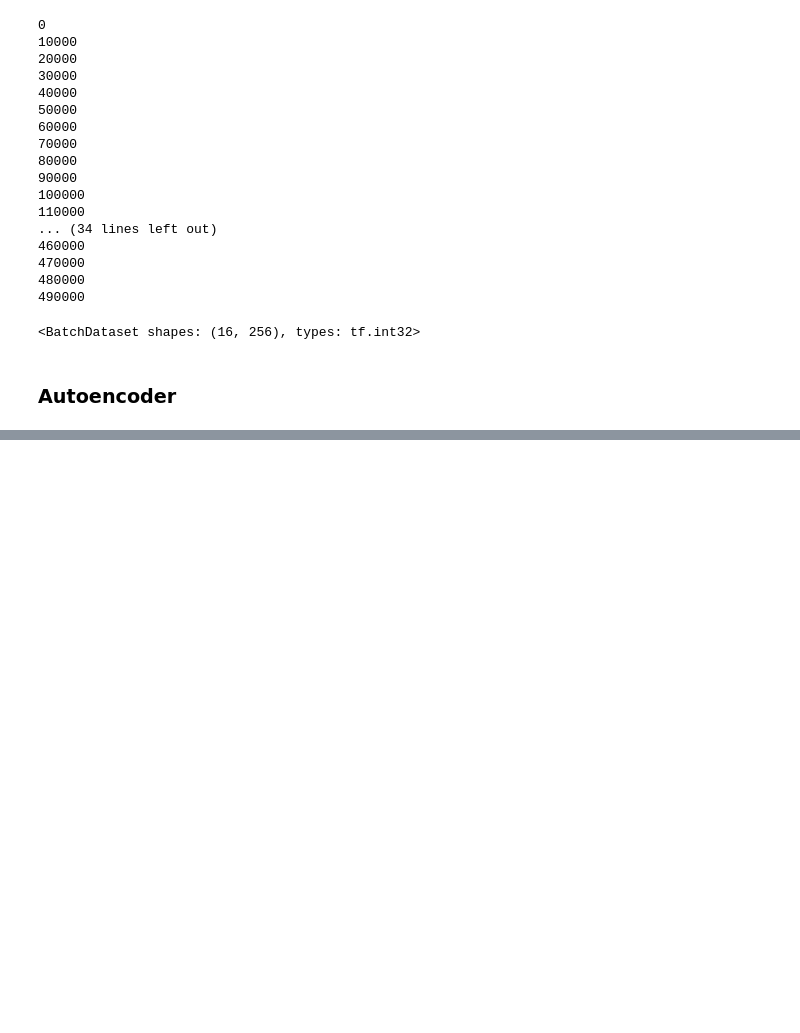
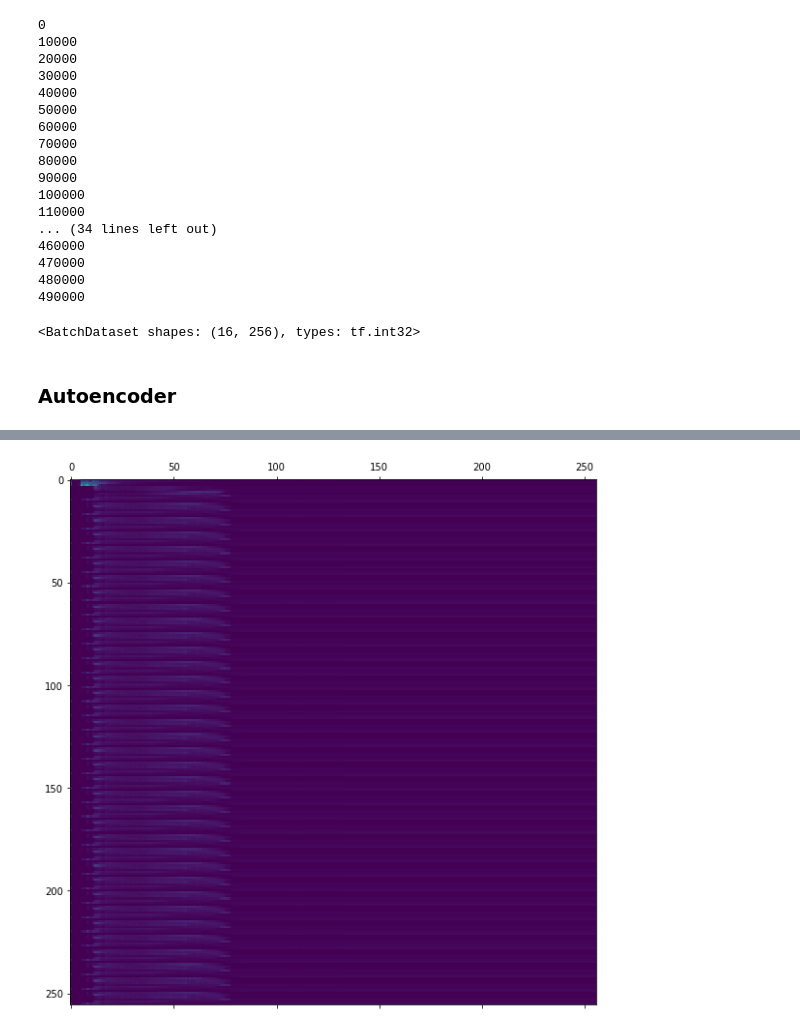
Before and after one commit to WM-SEMERU/ds4se, a Jupyter notebook: notebooks/sam.ipynb, the cells around one changed output, grey strips where cells are left out. Cells and saved outputs as stored; diff of their text form; code cells hidden in the pictures; blank space fills up the shorter version.

```diff
--- a/notebooks/sam.ipynb
+++ b/notebooks/sam.ipynb
@@ -384,0 +386,33 @@ Time taken for 1 epoch 134.91528129577637 sec
+# %%
+def evaluate(sentence: str):
+    attention_plot = np.zeros((config['spm_sentence_length'], config['spm_sentence_length']))
+
+    inputs = tf.expand_dims(encode_and_pad(sentence), axis=0)
+
+    result = [1]
+
+    hidden = [tf.zeros((1, config['ae_gru_units']))]
+    enc_out, enc_hidden = encoder(inputs, hidden)
+
+    dec_hidden = enc_hidden
+    dec_input = tf.expand_dims([1], axis=0)
+
+    for t in range(config['spm_sentence_length']):
+        predictions, dec_hidden, attention_weights = decoder(dec_input,
+                                                             dec_hidden,
+                                                             enc_out)
+
+        # storing the attention weights to plot later on
+        attention_weights = tf.reshape(attention_weights, (-1, ))
+        attention_plot[t] = attention_weights.numpy()
+
+        predicted_id = tf.argmax(predictions[0]).numpy()
+        result.append(int(predicted_id))
+        if predicted_id == 2:
+            break
+
+        # the predicted ID is fed back into the model
+        dec_input = tf.expand_dims([predicted_id], axis=0)
+
+    result_sentence = spm_model.decode(result)
+    return result_sentence, sentence, attention_plot
@@ -384,0 +455,14 @@ Time taken for 1 epoch 134.91528129577637 sec
+# %%
+def plot_attention(attention):
+    import matplotlib.ticker
+
+    fig = plt.figure(figsize=(10, 10))
+    ax = fig.add_subplot(1, 1, 1)
+    ax.matshow(attention, cmap='viridis')
+
+    fontdict = {'fontsize': 14}
+    plt.show()
+# %%
+plot_attention(evaluate(df_searchnet['code'].iloc[42])[2])
+# %% [output]
+[figure, added]
```
Also changed, not shown: parts of 11 cells of this notebook.
